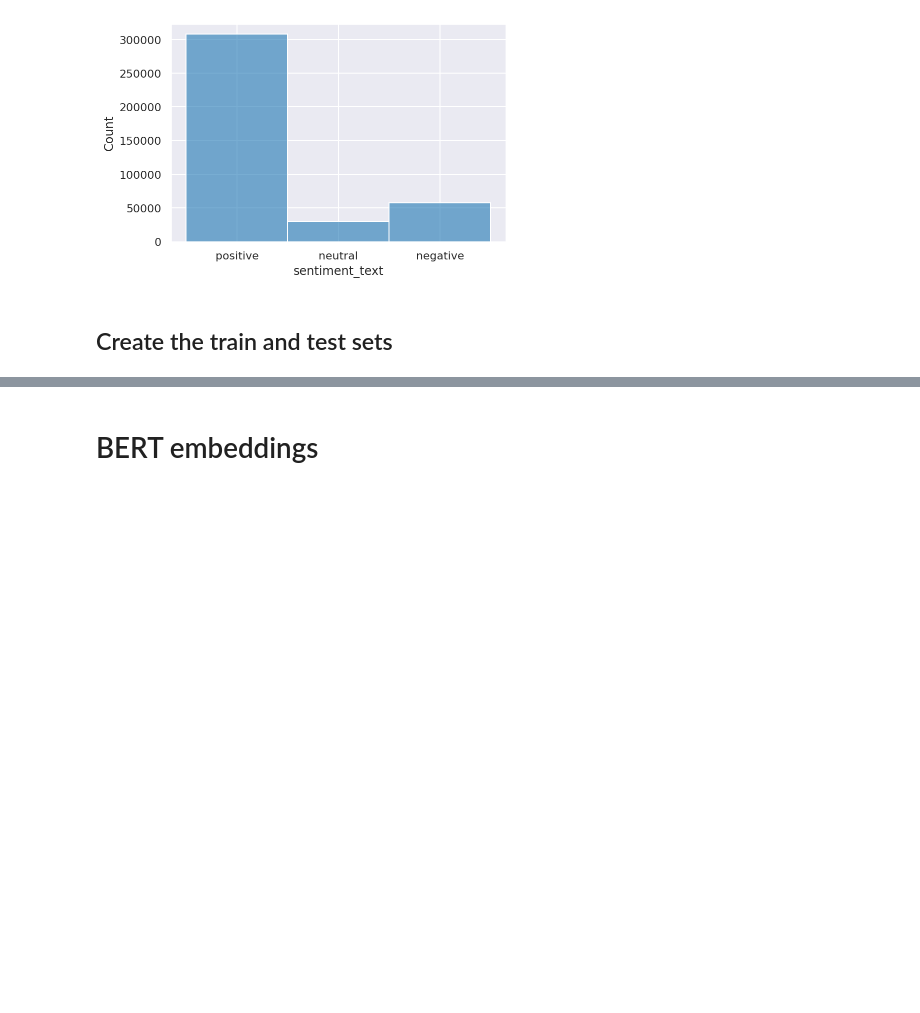
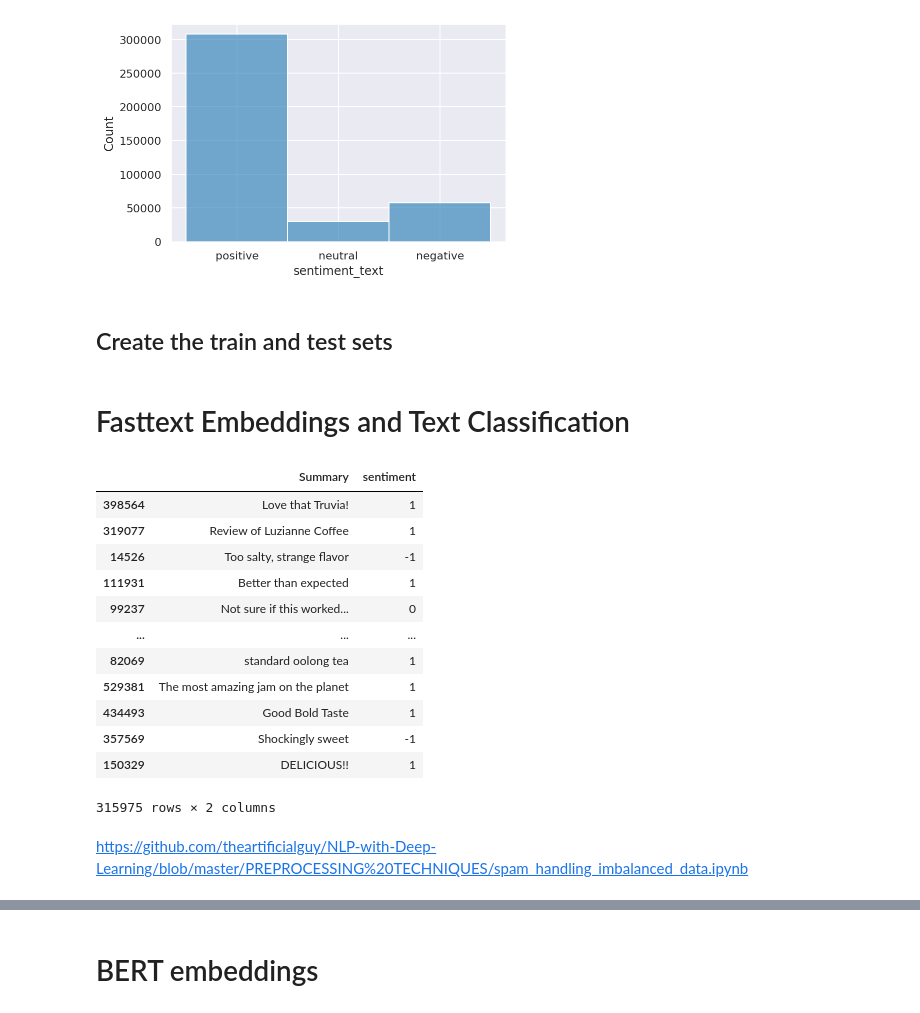
Before and after one commit to soccerdroid/amazon_reviews, a Jupyter notebook: main_notebook.ipynb, the cells around one changed output, grey strips where cells are left out. Drawn from its saved outputs; the diff is of its cells as text; code cells hidden in the pictures; blank space fills up the shorter version.

Commit message:
added fasttext

```diff
--- a/main_notebook.ipynb
+++ b/main_notebook.ipynb
@@ -201,3 +201,26 @@ plt.show()
 train_df, test_df = model_selection.train_test_split(
     df, test_size=0.2, random_state=1
 )
+# %% [markdown]
+# Fasttext Embeddings and Text Classification
+# %%
+cln_df = train_df[["Summary", "sentiment"]].copy()
+cln_df.dropna(subset=["Summary"], inplace=True)
+# %%
+cln_df
+# %% [output]
+|  | Summary | sentiment |
+| 398564 | Love that Truvia! | 1 |
+| 319077 | Review of Luzianne Coffee | 1 |
+| 14526 | Too salty, strange flavor | -1 |
+| 111931 | Better than expected | 1 |
+| 99237 | Not sure if this worked... | 0 |
+| ... | ... | ... |
+| 82069 | standard oolong tea | 1 |
+| 529381 | The most amazing jam on the planet | 1 |
+| 434493 | Good Bold Taste | 1 |
+| 357569 | Shockingly sweet | -1 |
+| 150329 | DELICIOUS!! | 1 |
+315975 rows × 2 columns
+# %% [markdown]
+https://github.com/theartificialguy/NLP-with-Deep-Learning/blob/master/PREPROCESSING%20TECHNIQUES/spam_handling_imbalanced_data.ipynb
```
Also changed, not shown: parts of 29 cells of this notebook.
